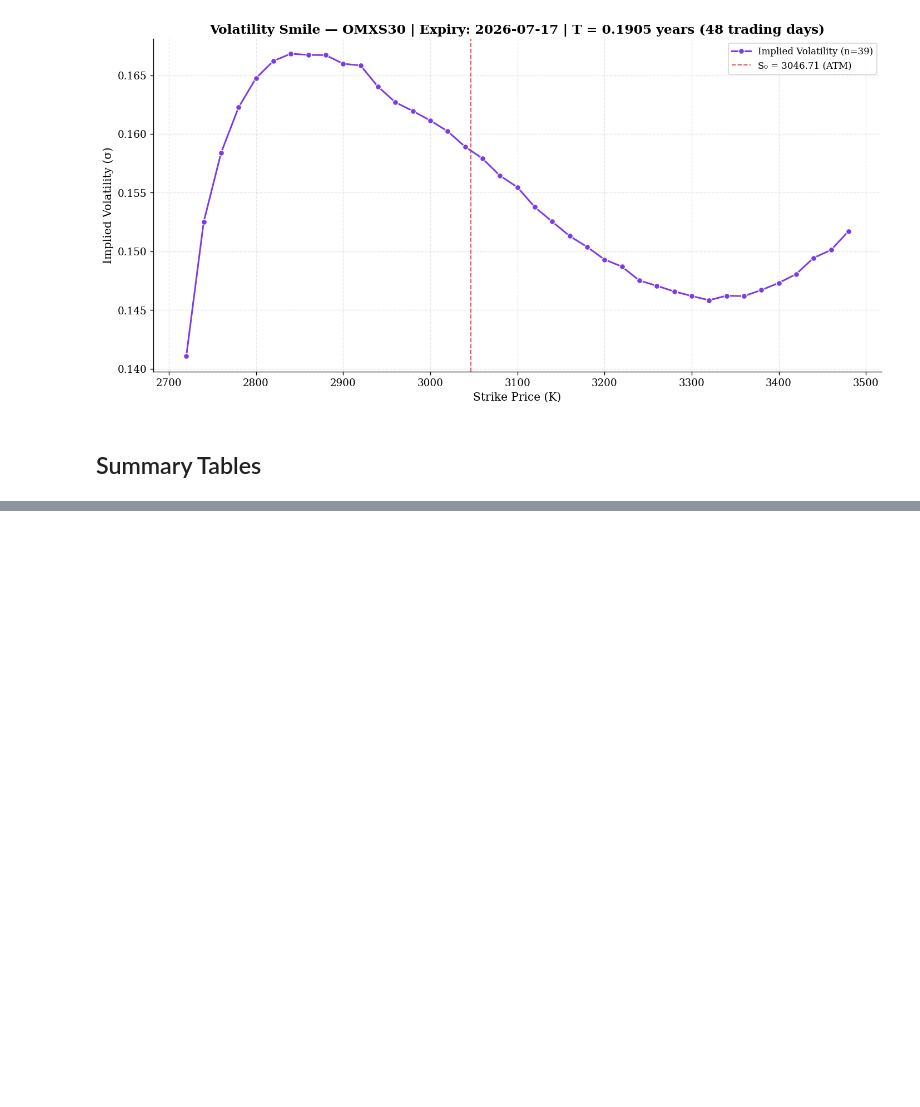
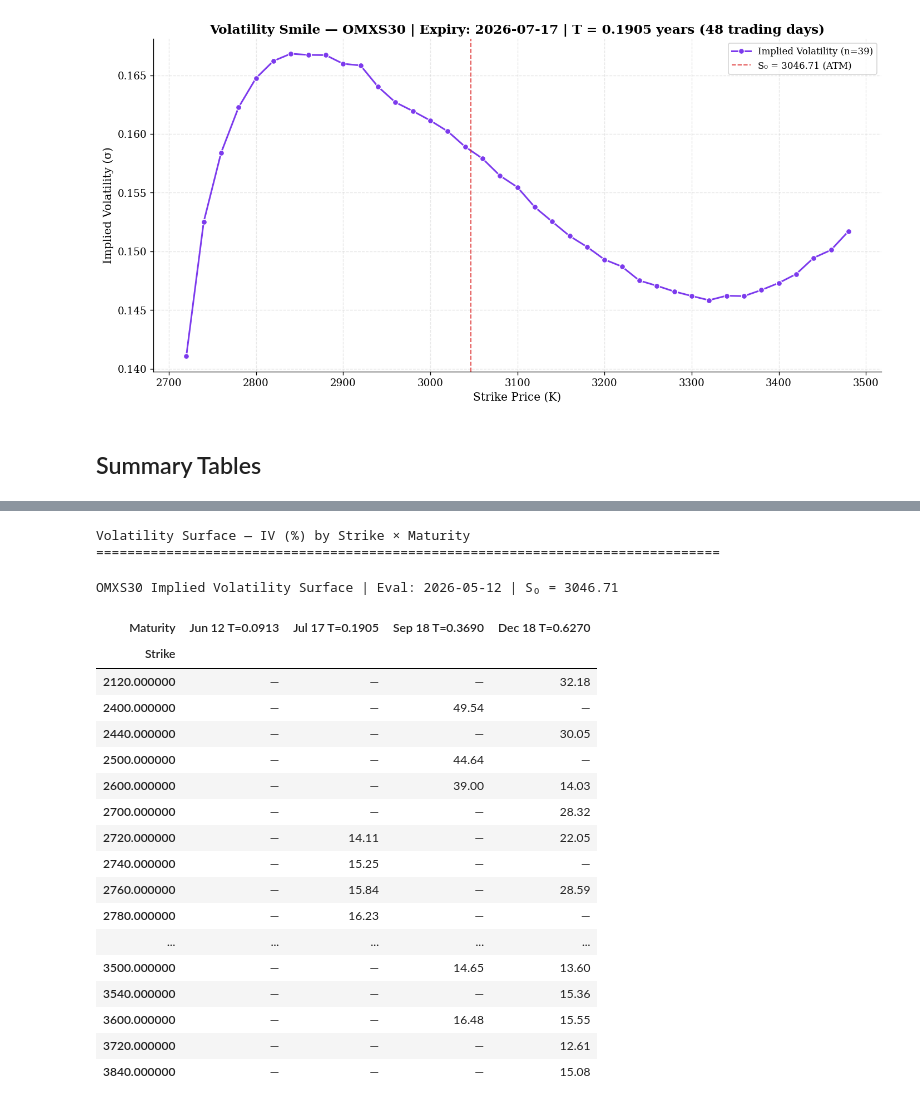
Before and after one commit to Pozhyla/Financial-Mathemtics-Seminar-Project-Volatility-Smiles, a Jupyter notebook: core/src/volatility_smiles.ipynb, the cells around one changed output, grey strips where cells are left out. Drawn from its saved outputs; the diff is of its cells as text; code cells hidden in the pictures; blank space fills up the shorter version.

```diff
--- a/core/src/volatility_smiles.ipynb
+++ b/core/src/volatility_smiles.ipynb
@@ -564,0 +744,35 @@ logger.info("Pipeline complete. Both volatility smiles computed successfully.")
+# %%
+# ── Pivot Table: IV (%) by Strike × Maturity ───────────────────────
+df_pivot = df_surface.copy()
+df_pivot['IV (%)'] = (df_pivot['IV'] * 100).round(2)
+
+# Create header combining label + T info
+df_pivot['Maturity'] = df_pivot.apply(
+    lambda row: f"{row['Label']}\nT={row['T']:.4f}", axis=1
+)
+
+# Pivot: rows=Strike, columns=Maturity, values=IV(%)
+pivot = df_pivot.pivot_table(
+    index='Strike',
+    columns='Maturity',
+    values='IV (%)',
+    aggfunc='first'
+)
+
+# Sort columns by T value (short → long maturity)
+maturity_order = (
+    df_pivot[['Maturity', 'T']]
+    .drop_duplicates()
+    .sort_values('T')['Maturity']
+    .tolist()
+)
+pivot = pivot[maturity_order]
+
+# Display
+logger.info(f'Volatility surface table: {pivot.shape[0]} strikes × {pivot.shape[1]} maturities')
+print('\nVolatility Surface — IV (%) by Strike × Maturity')
+print('=' * 80)
+display(pivot.style.format('{:.2f}', na_rep='—').set_caption(
+    f'OMXS30 Implied Volatility Surface | Eval: {EVALUATION_DATE} | S₀ = {S0}'
+))
+# %% [output]
@@ -564,0 +780,21 @@ logger.info("Pipeline complete. Both volatility smiles computed successfully.")
+Volatility Surface — IV (%) by Strike × Maturity
+================================================================================
+OMXS30 Implied Volatility Surface | Eval: 2026-05-12 | S₀ = 3046.71
+| Maturity | Jun 12 T=0.0913 | Jul 17 T=0.1905 | Sep 18 T=0.3690 | Dec 18 T=0.6270 |
+| Strike |  |  |  |  |
+| 2120.000000 | — | — | — | 32.18 |
+| 2400.000000 | — | — | 49.54 | — |
+| 2440.000000 | — | — | — | 30.05 |
+| 2500.000000 | — | — | 44.64 | — |
+| 2600.000000 | — | — | 39.00 | 14.03 |
+| 2700.000000 | — | — | — | 28.32 |
+| 2720.000000 | — | 14.11 | — | 22.05 |
+| 2740.000000 | — | 15.25 | — | — |
+| 2760.000000 | — | 15.84 | — | 28.59 |
+| 2780.000000 | — | 16.23 | — | — |
+| ... | ... | ... | ... | ... |
+| 3500.000000 | — | — | 14.65 | 13.60 |
+| 3540.000000 | — | — | — | 15.36 |
+| 3600.000000 | — | — | 16.48 | 15.55 |
+| 3720.000000 | — | — | — | 12.61 |
+| 3840.000000 | — | — | — | 15.08 |
```
Also changed, not shown: parts of 19 cells of this notebook, 8 other files.
